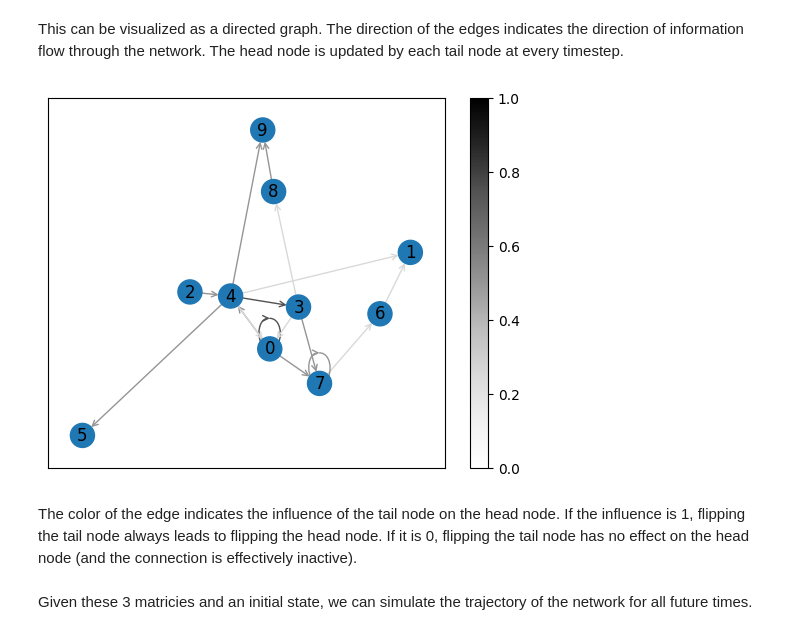
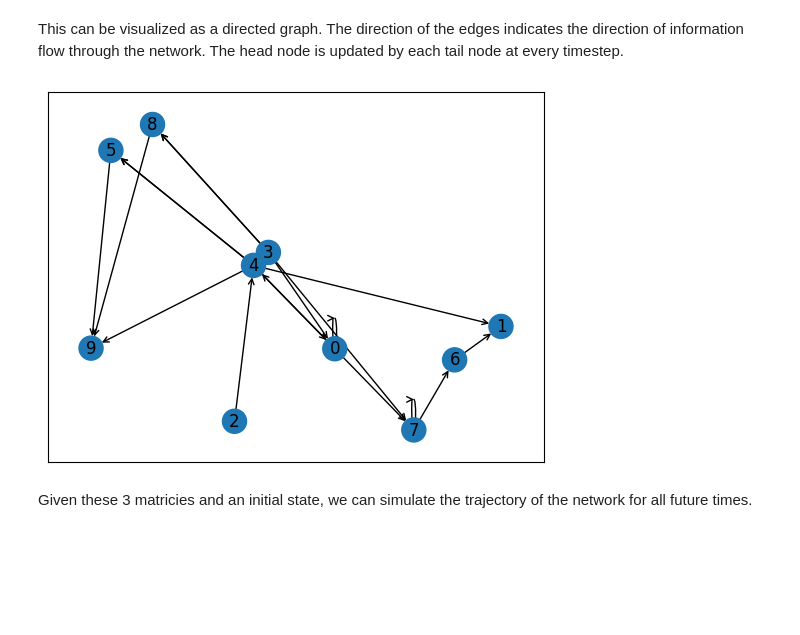
Before and after one commit to trevormccrt/gpuaffman_networks, a Jupyter notebook: examples/ragged_network_properties.ipynb, the cells around one changed output. Cells and saved outputs as stored; diff of their text form; code cells hidden in the pictures; blank space fills up the shorter version.

```diff
--- a/examples/ragged_network_properties.ipynb
+++ b/examples/ragged_network_properties.ipynb
@@ -47,17 +44,37 @@ print(np.matrix(used_connectivity))
  [ True  True  True]
  [ True  True False]
  [ True  True  True]]
+# %%
+def graph_from_ragged_spec(connections, used_connections, node_labels=None):
+    if node_labels is None:
+        node_labels = np.arange(start=0, stop=np.shape(connections)[0], step=1)
+    g = nx.MultiDiGraph()
+    g.add_nodes_from(node_labels)
+    for i, (c, u) in enumerate(zip(connections, used_connections)):
+        this_cons = np.squeeze(c[np.argwhere(u == 1)], -1)
+        edges = []
+        for x in this_cons:
+            edges.append((node_labels[x], node_labels[i]))
+
+        g.add_edges_from(edges)
+    return g
+
+def plot_network_directed(graph, pos, ax, node_colors):
+    labels = {}
+    for node in graph.nodes():
+        labels[node]=node
+    nx.draw_networkx_nodes(graph, pos=pos, ax=ax, node_color=node_colors)
+    nx.draw_networkx_edges(graph, pos=pos, arrowstyle="->", ax=ax, arrows=True)
+    nx.draw_networkx_labels(graph, pos, labels, ax=ax)
 # %% [markdown]
 This can be visualized as a directed graph. The direction of the edges indicates the direction of information flow through the network. The head node is updated by each tail node at every timestep.
 # %%
 fig, axs = plt.subplots()
-g = general_network_visualization.influence_graph_from_ragged_spec(functions, connectivity, used_connectivity)
+g = graph_from_ragged_spec(connectivity, used_connectivity)
 pos = nx.spring_layout(g)
-general_network_visualization.plot_network_directed(g, pos, axs, ["C0"] * N, colorbar=True)
+plot_network_directed(g, pos, axs, ["C0"] * N)
 # %% [output]
-[figure, old version]
+[figure, new version]
-# %% [markdown]
-The color of the edge indicates the influence of the tail node on the head node. If the influence is 1, flipping the tail node always leads to flipping the head node. If it is 0, flipping the tail node has no effect on the head node (and the connection is effectively inactive).
 # %% [markdown]
 Given these 3 matricies and an initial state, we can simulate the trajectory of the network for all future times.
 # %%
```
Also changed, not shown: parts of 5 cells of this notebook, 9 other files.
